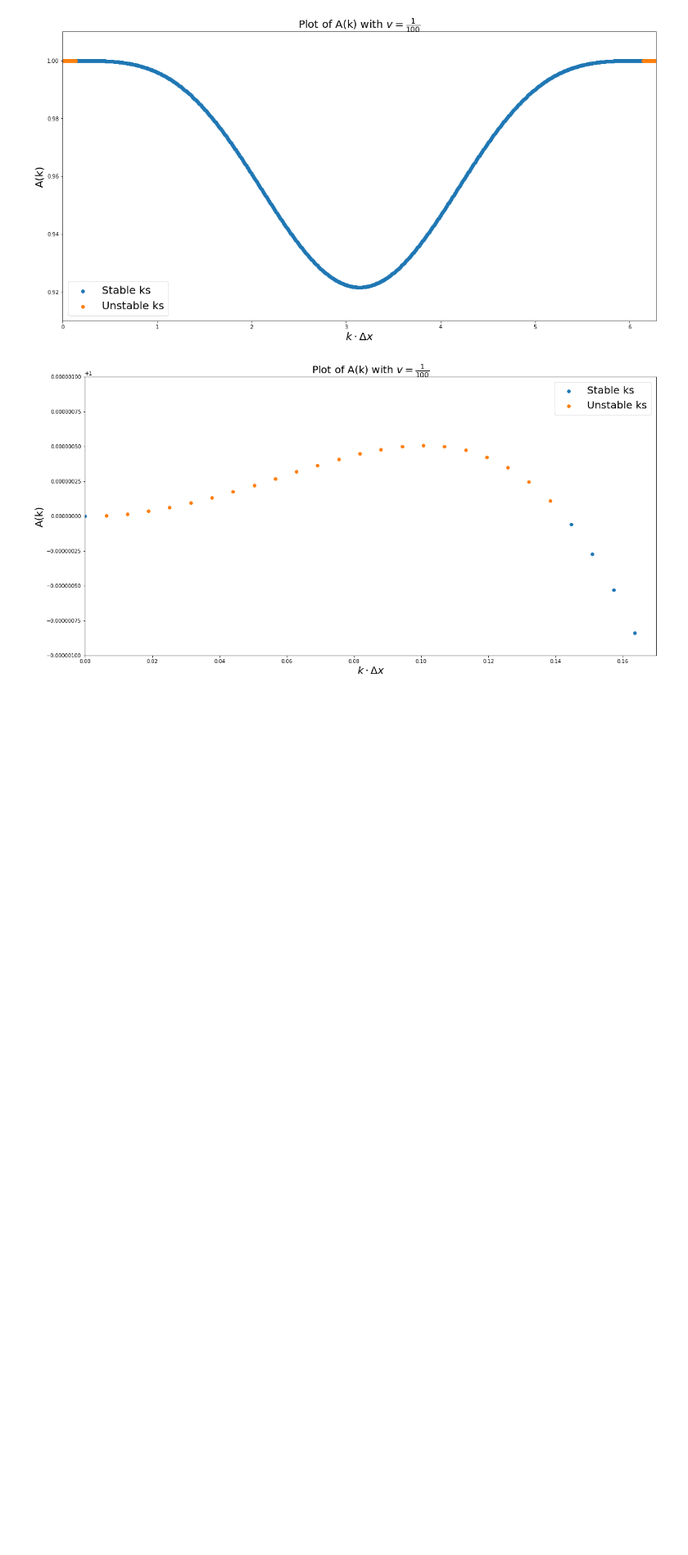
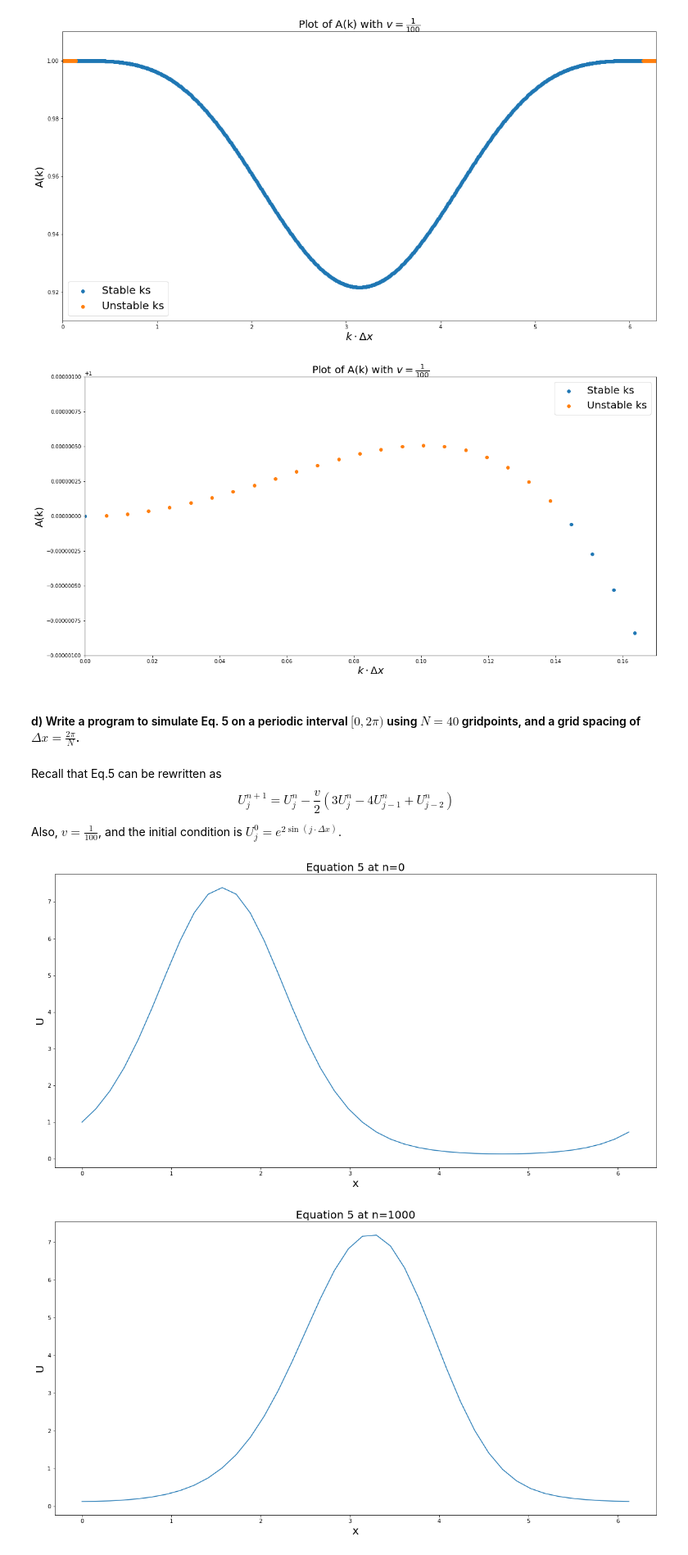
Before and after one commit to jonathanGB/am205, a Jupyter notebook: midterm/AM205_midterm.ipynb, the cells around one changed output. Shown at 82% size. Saved outputs shown, nothing was run; the diff lists cells and outputs as text; code cells hidden in the pictures; blank space fills up the shorter version.

```diff
--- a/midterm/AM205_midterm.ipynb
+++ b/midterm/AM205_midterm.ipynb
@@ -318,3 +318,9 @@ plt.ylabel("A(k)", fontsize=20)
 _ = plt.legend(fontsize=20)
 # %% [output]
 [figure]
+# %% [markdown]
+#### d) Write a program to simulate Eq. 5 on a periodic interval $[0, 2\pi)$ using $N = 40$ gridpoints, and a grid spacing of $\Delta x = \frac{2\pi}{N}$.
+# %% [markdown]
+Recall that Eq.5 can be rewritten as $$ U_j^{n+1} = U_j^n - \frac{v}{2} \left( 3U_j^n - 4U_{j-1}^n + U_{j-2}^n\right)$$
+
+Also, $v=\frac{1}{100}$, and the initial condition is $U_j^0 = e^{2\sin(j \cdot \Delta x)}$.
@@ -320,0 +373,5 @@ _ = plt.legend(fontsize=20)
+# %%
+M = simulate_eq5()
+# %% [output]
+[figure, added]
+[figure, added]
```
Also changed, not shown: parts of 4 cells of this notebook.
